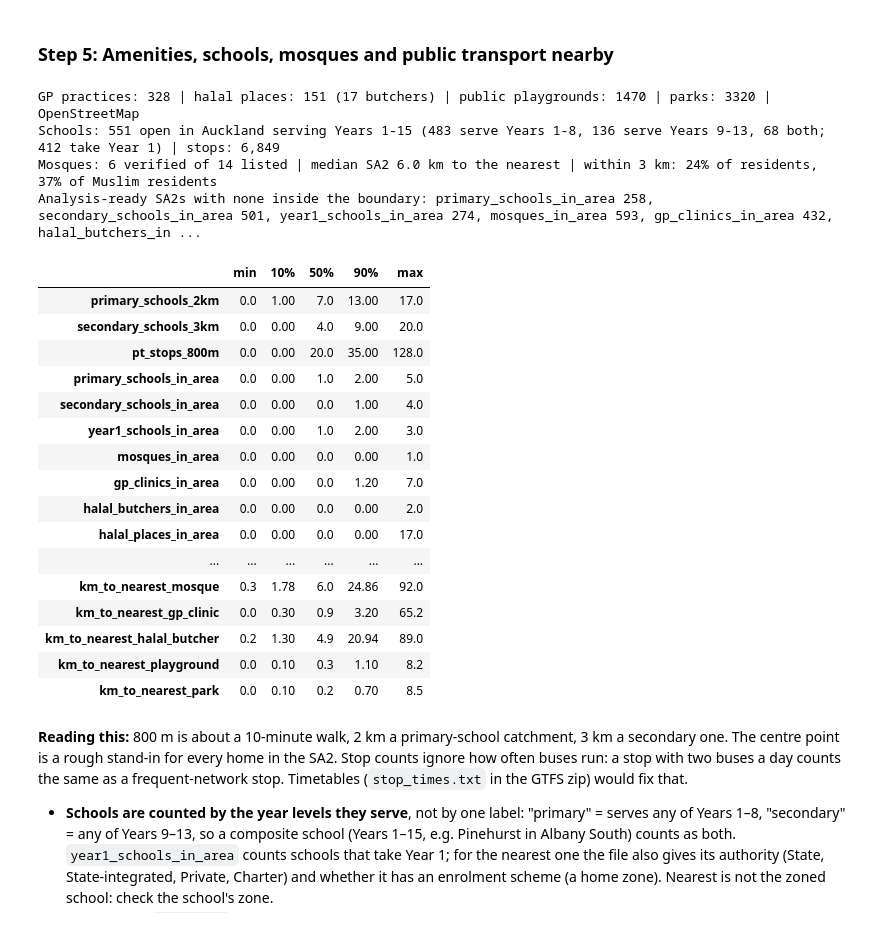
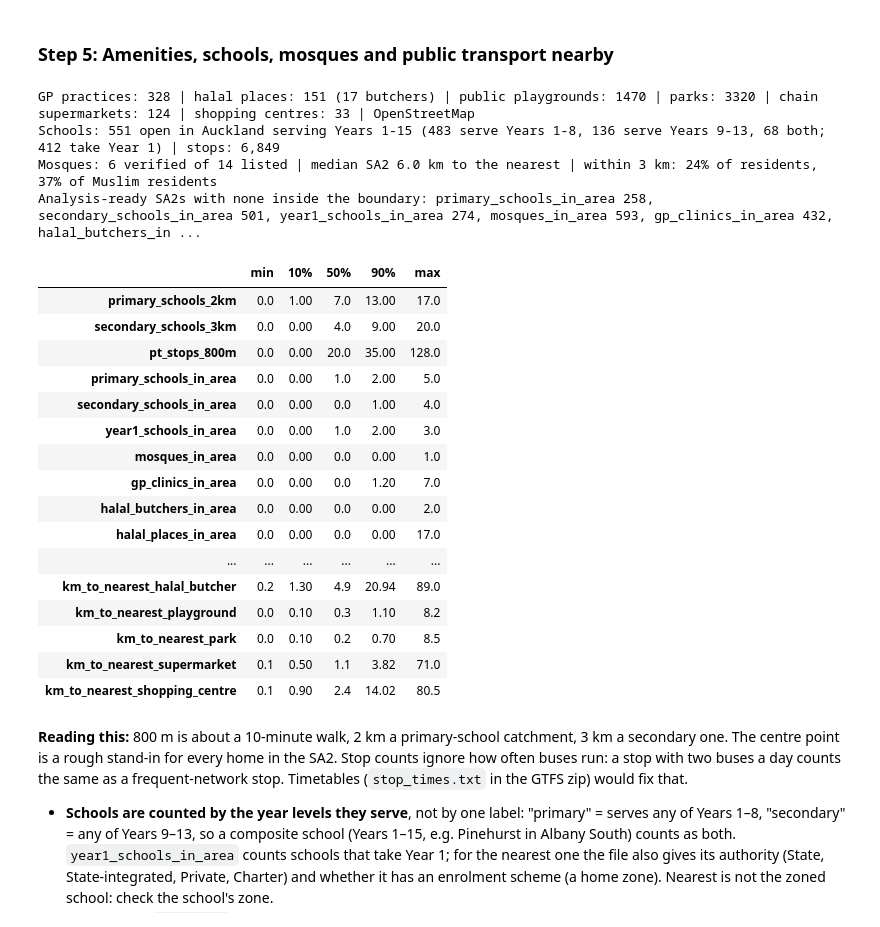
Before and after one commit to mussaussie/auckland-property-analysis, a Jupyter notebook: 03_area_profiles.ipynb, the cells around one changed output. Saved outputs shown, nothing was run; the diff lists cells and outputs as text; code cells hidden in the pictures.

```diff
--- a/03_area_profiles.ipynb
+++ b/03_area_profiles.ipynb
@@ -288,6 +288,10 @@ play = pts_csv('data/amenities/playgrounds_auckland.csv')
 play['label'] = play.name.fillna('Playground in ' + play.park_name).fillna('(unnamed playground)')
 parks = pts_csv('data/amenities/parks_auckland.csv')
 parks['label'] = parks.name.fillna('(unnamed park)')
+# Supermarkets of the main chains (Woolworths, New World, PAK'nSAVE, FreshChoice, SuperValue) and named shopping centres,
+# same extract (download_data.py osm_shops). Store names are the chain only, so a distance is given with each.
+supers = pts_csv('data/amenities/supermarkets_auckland.csv')
+malls = pts_csv('data/amenities/shopping_centres_auckland.csv')
 
 # IN THE AREA: facilities inside the SA2 boundary, the answer to "is there one in this suburb?". When a count is 0, the
 # nearest_* name and km_to_nearest_* distance (straight-line from the SA2 centre) give the fallback answer.
@@ -301,15 +305,17 @@ ina = pd.concat([count_in(schools[schools.serves_primary], 'primary_schools_in_a
                  count_in(schools[schools.serves_year1], 'year1_schools_in_area'),
                  count_in(mosques, 'mosques_in_area'), count_in(gps, 'gp_clinics_in_area'),
                  count_in(butchers, 'halal_butchers_in_area'), count_in(halal, 'halal_places_in_area'),
-                 count_in(play, 'playgrounds_in_area'), count_in(parks, 'parks_in_area')], axis=1)
+                 count_in(play, 'playgrounds_in_area'), count_in(parks, 'parks_in_area'),
+                 count_in(supers, 'supermarkets_in_area'), count_in(malls, 'shopping_centres_in_area')], axis=1)
 m = m.join(ina, on='sa2_code')
 m[ina.columns] = m[ina.columns].fillna(0).astype(int)
-assert m[ina.columns].sum().tolist() == [schools.serves_primary.sum(), schools.serves_secondary.sum(), schools.serves_year1.sum(), len(mosques), len(gps), len(butchers), len(halal), len(play), len(parks)]   # every point lands in one SA2
+assert m[ina.columns].sum().tolist() == [schools.serves_primary.sum(), schools.serves_secondary.sum(), schools.serves_year1.sum(), len(mosques), len(gps), len(butchers), len(halal), len(play), len(parks), len(supers), len(malls)]   # every point lands in one SA2
 for key, p, label in [('primary_school', schools[schools.serves_primary], 'Org_Name'),
                       ('secondary_school', schools[schools.serves_secondary], 'Org_Name'),
                       ('year1_school', schools[schools.serves_year1], 'Org_Name'),
                       ('gp_clinic', gps, 'name'), ('halal_butcher', butchers, 'name'),
-                      ('playground', play, 'label'), ('park', parks, 'label')]:
+                      ('playground', play, 'label'), ('park', parks, 'label'),
+                      ('supermarket', supers, 'name'), ('shopping_centre', malls, 'name')]:
     near = (gpd.sjoin_nearest(centre, p.drop(columns=['index_right'], errors='ignore'), distance_col='d')
             .drop_duplicates('sa2_code').set_index('sa2_code'))   # ties keep one
     m[f'nearest_{key}'] = m.sa2_code.map(near[label].fillna('(unnamed)'))
@@ -317,41 +323,41 @@ for key, p, label in [('primary_school', schools[schools.serves_primary], 'Org_N
     if key == 'year1_school':   # for a family asking about Year 1: who runs the school, and whether it has an enrolment zone
         m['nearest_year1_school_authority'] = m.sa2_code.map(near.Authority)
         m['nearest_year1_school_enrolment_scheme'] = m.sa2_code.map(near.Enrolment_Scheme)
 # Regression check (review 18 Nov): Pinehurst School, composite Years 1-15, is inside Albany South
 assert m.loc[m.sa2_name == 'Albany South', ['primary_schools_in_area', 'year1_schools_in_area']].min(axis=1).iloc[0] >= 1
 ready = m[m.analysis_ready]
-print(f'GP practices: {len(gps)} | halal places: {len(halal)} ({len(butchers)} butchers) | public playgrounds: {len(play)} | parks: {len(parks)} | OpenStreetMap')
+print(f'GP practices: {len(gps)} | halal places: {len(halal)} ({len(butchers)} butchers) | public playgrounds: {len(play)} | parks: {len(parks)} | chain supermarkets: {len(supers)} | shopping centres: {len(malls)} | OpenStreetMap')
 print(f'Schools: {len(schools)} open in Auckland serving Years 1-15 ({schools.serves_primary.sum()} serve Years 1-8, '
       f'{schools.serves_secondary.sum()} serve Years 9-13, {(schools.serves_primary & schools.serves_secondary).sum()} both; '
       f'{schools.serves_year1.sum()} take Year 1) | stops: {len(stops):,}')
 w, mus = ready.population_2023, ready.pct_muslim / 100 * ready.population_2023
 print(f'Mosques: {len(mq)} verified of {len(reg)} listed | median SA2 {ready.km_to_nearest_mosque.median():.1f} km to the nearest | within 3 km: '
       f'{100 * w[ready.km_to_nearest_mosque <= 3].sum() / w.sum():.0f}% of residents, {100 * mus[ready.km_to_nearest_mosque <= 3].sum() / mus.sum():.0f}% of Muslim residents')
 print('Analysis-ready SA2s with none inside the boundary:', ', '.join(f'{c} {(ready[c] == 0).sum()}' for c in ina.columns), f'(of {len(ready)})')
 ready[[*am.columns, *ina.columns, 'km_to_nearest_primary_school', 'km_to_nearest_secondary_school', 'km_to_nearest_year1_school', 'km_to_nearest_mosque',
-       'km_to_nearest_gp_clinic', 'km_to_nearest_halal_butcher', 'km_to_nearest_playground', 'km_to_nearest_park']].describe(percentiles=[.1, .5, .9]).T[['min', '10%', '50%', '90%', 'max']]
+       'km_to_nearest_gp_clinic', 'km_to_nearest_halal_butcher', 'km_to_nearest_playground', 'km_to_nearest_park', 'km_to_nearest_supermarket', 'km_to_nearest_shopping_centre']].describe(percentiles=[.1, .5, .9]).T[['min', '10%', '50%', '90%', 'max']]
 # %% [output]
-GP practices: 328 | halal places: 151 (17 butchers) | public playgrounds: 1470 | parks: 3320 | OpenStreetMap
+GP practices: 328 | halal places: 151 (17 butchers) | public playgrounds: 1470 | parks: 3320 | chain supermarkets: 124 | shopping centres: 33 | OpenStreetMap
 Schools: 551 open in Auckland serving Years 1-15 (483 serve Years 1-8, 136 serve Years 9-13, 68 both; 412 take Year 1) | stops: 6,849
 Mosques: 6 verified of 14 listed | median SA2 6.0 km to the nearest | within 3 km: 24% of residents, 37% of Muslim residents
 Analysis-ready SA2s with none inside the boundary: primary_schools_in_area 258, secondary_schools_in_area 501, year1_schools_in_area 274, mosques_in_area 593, gp_clinics_in_area 432, halal_butchers_in ...
 |  | min | 10% | 50% | 90% | max |
 | primary_schools_2km | 0.0 | 1.00 | 7.0 | 13.00 | 17.0 |
 | secondary_schools_3km | 0.0 | 0.00 | 4.0 | 9.00 | 20.0 |
 | pt_stops_800m | 0.0 | 0.00 | 20.0 | 35.00 | 128.0 |
 | primary_schools_in_area | 0.0 | 0.00 | 1.0 | 2.00 | 5.0 |
 | secondary_schools_in_area | 0.0 | 0.00 | 0.0 | 1.00 | 4.0 |
 | year1_schools_in_area | 0.0 | 0.00 | 1.0 | 2.00 | 3.0 |
 | mosques_in_area | 0.0 | 0.00 | 0.0 | 0.00 | 1.0 |
 | gp_clinics_in_area | 0.0 | 0.00 | 0.0 | 1.20 | 7.0 |
 | halal_butchers_in_area | 0.0 | 0.00 | 0.0 | 0.00 | 2.0 |
 | halal_places_in_area | 0.0 | 0.00 | 0.0 | 0.00 | 17.0 |
 | ... | ... | ... | ... | ... | ... |
-| km_to_nearest_mosque | 0.3 | 1.78 | 6.0 | 24.86 | 92.0 |
-| km_to_nearest_gp_clinic | 0.0 | 0.30 | 0.9 | 3.20 | 65.2 |
 | km_to_nearest_halal_butcher | 0.2 | 1.30 | 4.9 | 20.94 | 89.0 |
 | km_to_nearest_playground | 0.0 | 0.10 | 0.3 | 1.10 | 8.2 |
 | km_to_nearest_park | 0.0 | 0.10 | 0.2 | 0.70 | 8.5 |
+| km_to_nearest_supermarket | 0.1 | 0.50 | 1.1 | 3.82 | 71.0 |
+| km_to_nearest_shopping_centre | 0.1 | 0.90 | 2.4 | 14.02 | 80.5 |
 # %% [markdown]
 **Reading this:** 800 m is about a 10-minute walk, 2 km a primary-school catchment, 3 km a secondary one. The centre
 point is a rough stand-in for every home in the SA2. Stop counts ignore how often buses run: a stop with
```
Also changed, not shown: parts of 1 cell of this notebook, 7 other files.
